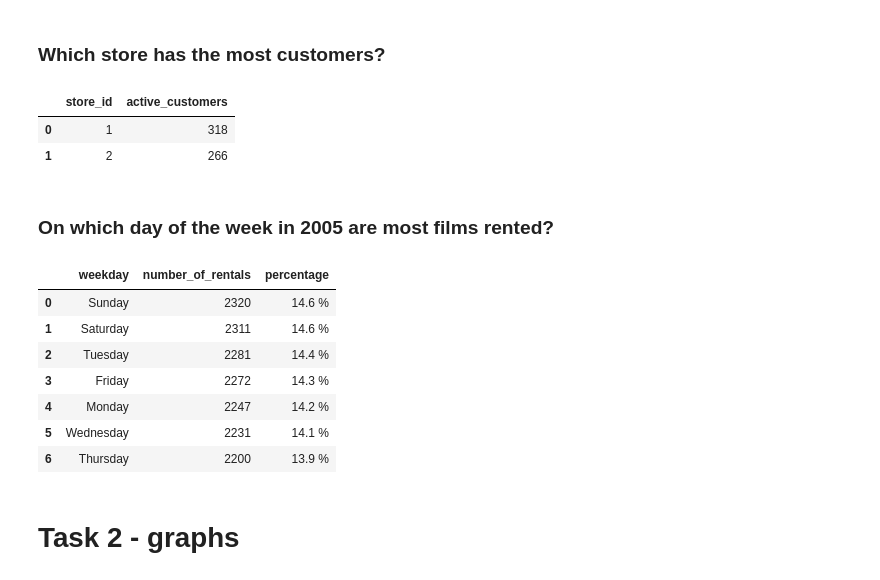
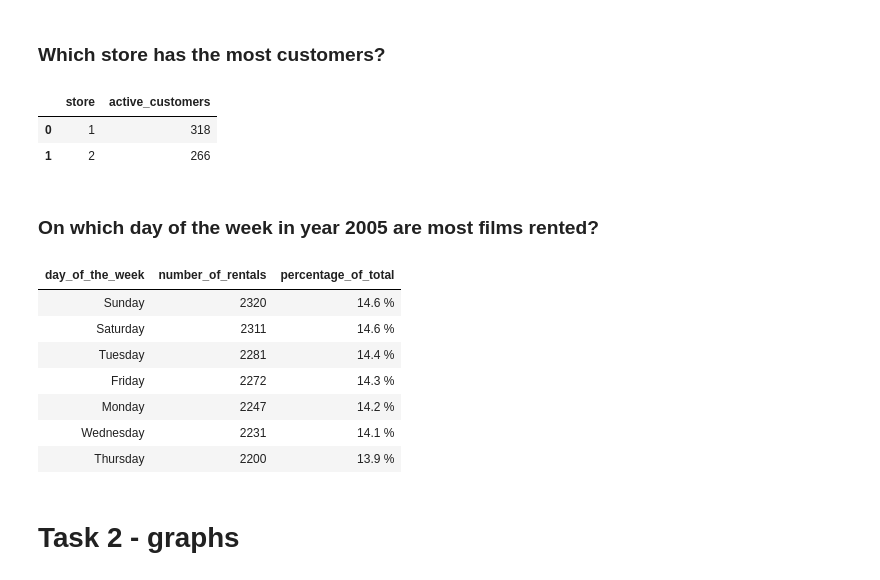
Before and after one commit to Josefin3647/sakila_lab_josefin_le, a Jupyter notebook: eda.ipynb, the cells around one changed output. Drawn from its saved outputs; the diff is of its cells as text; code cells hidden in the pictures.

```diff
--- a/eda.ipynb
+++ b/eda.ipynb
@@ -7,7 +7,7 @@ from matplotlib.ticker import FuncFormatter
 
 with duckdb.connect("data/sakila.duckdb") as conn:
     description = conn.sql("DESC;").df()
-    films = conn.sql("FROM film;").df()
+    films = conn.sql("FROM staging.film;").df()
 
 films.head(3)
 # %% [output]
@@ -226,39 +217,42 @@ query_sakila("""
 ### Which store has the most customers?
 # %%
 query_sakila("""SELECT
-            store_id,
+            store_id AS store,
             COUNT(active) AS active_customers
-            FROM customer
+            FROM staging.customer
             WHERE active = 1
-            GROUP BY store_id
+            GROUP BY store
+            ORDER BY store
             ;
             """)
 # %% [output]
-|  | store_id | active_customers |
+|  | store | active_customers |
 | 0 | 1 | 318 |
 | 1 | 2 | 266 |
 # %% [markdown]
-### On which day of the week in 2005 are most films rented?
+### On which day of the week in year 2005 are most films rented?
 # %%
-query_sakila("""SELECT
-             strftime(rental_date, '%A') AS weekday,
-             COUNT(rental_date) AS number_of_rentals,
-             ROUND(number_of_rentals * 100.0 / SUM(number_of_rentals) OVER (), 1) || ' %' AS percentage
-             FROM rental
-             WHERE YEAR(rental_date) = 2005
-             GROUP BY weekday
-             ORDER BY number_of_rentals DESC
+df = query_sakila("""SELECT
+            strftime(rental_date, '%A') AS day_of_the_week,
+            COUNT(rental_date) AS number_of_rentals,
+            ROUND(number_of_rentals * 100.0 / SUM(number_of_rentals) OVER (), 1) || ' %' AS percentage_of_total
+            FROM staging.rental
+            WHERE YEAR(rental_date) = 2005
+            GROUP BY day_of_the_week
+            ORDER BY number_of_rentals DESC
             ;
-             """)
+            """)
+
+df.style.hide(axis="index")
 # %% [output]
-|  | weekday | number_of_rentals | percentage |
-| 0 | Sunday | 2320 | 14.6 % |
-| 1 | Saturday | 2311 | 14.6 % |
-| 2 | Tuesday | 2281 | 14.4 % |
-| 3 | Friday | 2272 | 14.3 % |
-| 4 | Monday | 2247 | 14.2 % |
-| 5 | Wednesday | 2231 | 14.1 % |
-| 6 | Thursday | 2200 | 13.9 % |
+| day_of_the_week | number_of_rentals | percentage_of_total |
+| Sunday | 2320 | 14.6 % |
+| Saturday | 2311 | 14.6 % |
+| Tuesday | 2281 | 14.4 % |
+| Friday | 2272 | 14.3 % |
+| Monday | 2247 | 14.2 % |
+| Wednesday | 2231 | 14.1 % |
+| Thursday | 2200 | 13.9 % |
 # %% [markdown]
 # Task 2 - graphs
 # %% [markdown]
```
Also changed, not shown: parts of 12 cells of this notebook, 2 other files.
